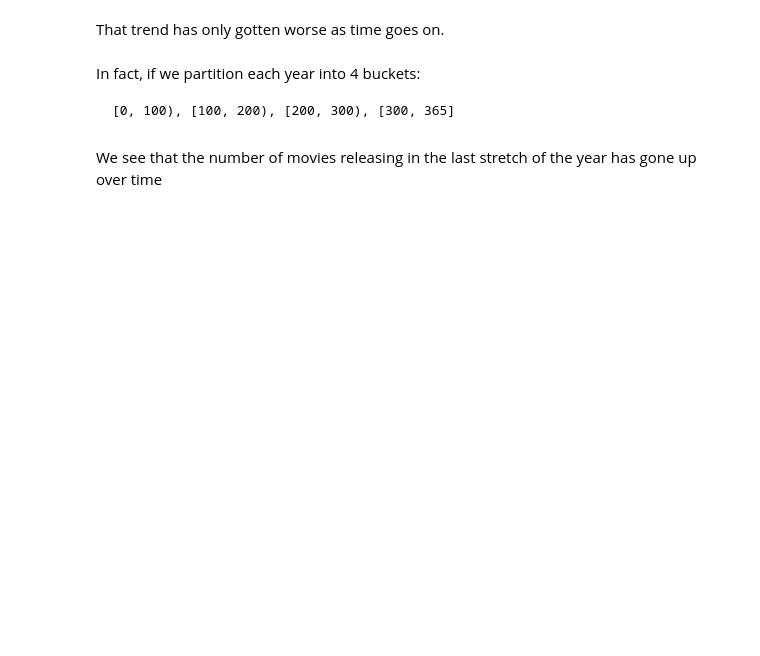
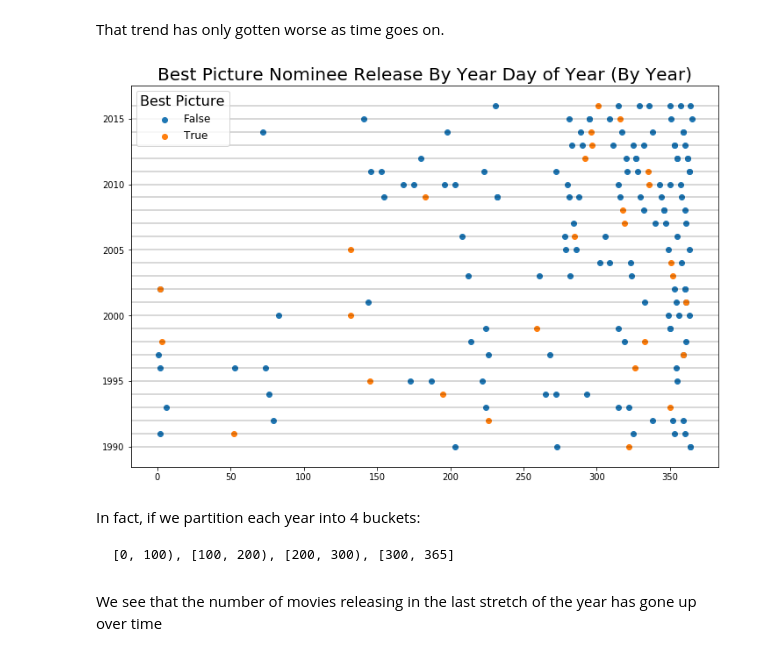
Before and after one commit to NapsterInBlue/Academy-Awards, a Jupyter notebook: Best Picture Nominees.ipynb, the cells around one changed output. Saved outputs shown, nothing was run; the diff lists cells and outputs as text; code cells hidden in the pictures; blank space fills up the shorter version.

```diff
--- a/Best Picture Nominees.ipynb
+++ b/Best Picture Nominees.ipynb
@@ -56,12 +75,14 @@ That trend has only gotten worse as time goes on.
 # %%
 fig, ax = plt.subplots(figsize=(12, 8))
 
 for name, group in premieres.groupby('Winner'):
     ax.scatter(group['Thursday'].dt.dayofyear, group['year'], label=name)
     _ = [ax.axhline(i, color='k', alpha=.1) for i in range(1990, 2017)]
-    ax.set_title('Best Picture Nominee Release Day of Year (By Year)', size=20)
+    ax.set_title('Best Picture Nominee Release By Year Day of Year (By Year)', size=20)
 
 ax.legend(fontsize=12).set_title('Best Picture', prop={'size':16})
+# %% [output]
+[figure, added]
 # %% [markdown]
 In fact, if we partition each year into 4 buckets:
 
```
Also changed, not shown: parts of 54 cells of this notebook, 1 other file.
